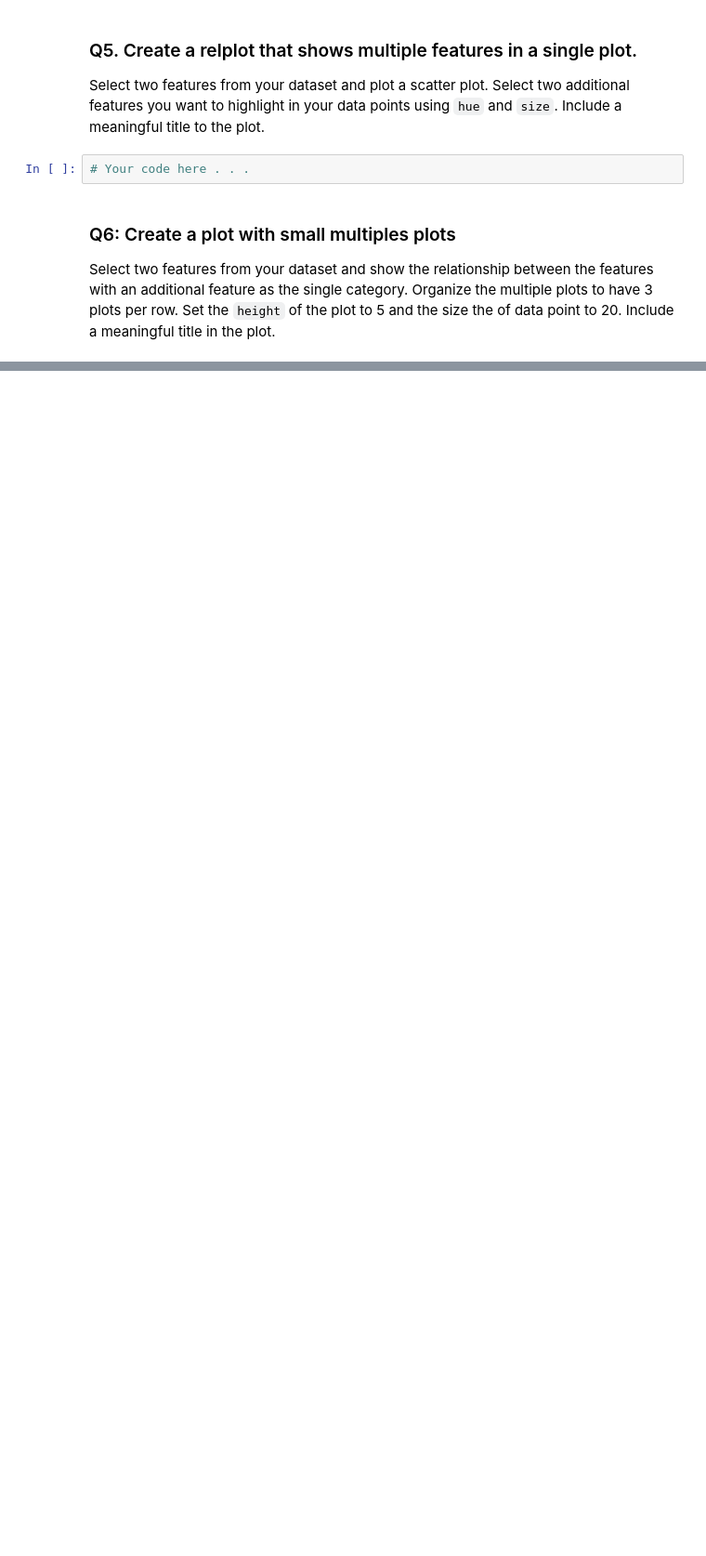
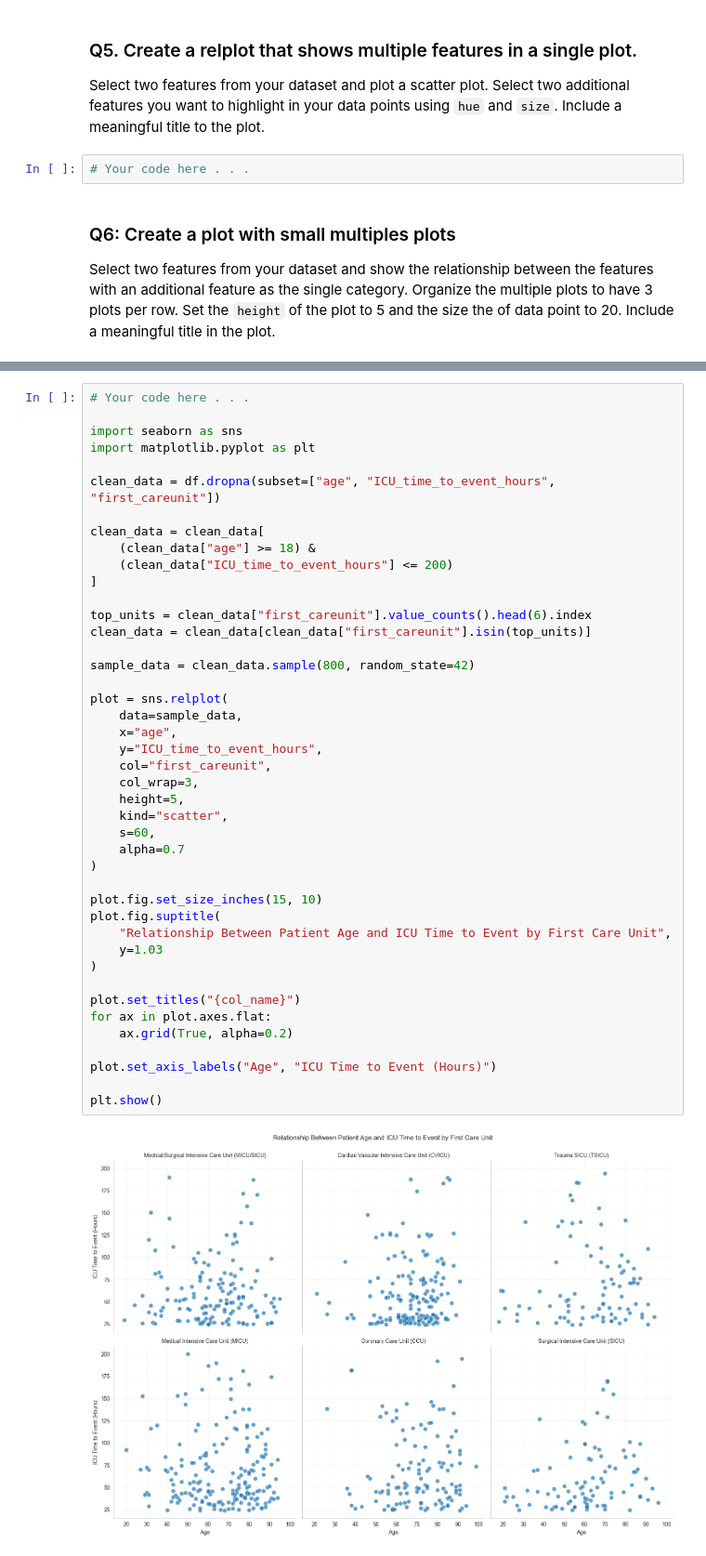
Before and after one commit to CS133-DataVisualization/term-project-team1, a Jupyter notebook: P1_relplot-scatter.ipynb, the cells around one changed output, grey strips where cells are left out. Shown at 93% size. Drawn from its saved outputs; the diff is of its cells as text; blank space fills up the shorter version.

```diff
--- a/P1_relplot-scatter.ipynb
+++ b/P1_relplot-scatter.ipynb
@@ -98,0 +185,45 @@ Select two features from your dataset and show the relationship between the feat
+# %%
+# Your code here . . .
+
+import seaborn as sns
+import matplotlib.pyplot as plt
+
+clean_data = df.dropna(subset=["age", "ICU_time_to_event_hours", "first_careunit"])
+
+clean_data = clean_data[
+    (clean_data["age"] >= 18) &
+    (clean_data["ICU_time_to_event_hours"] <= 200)
+]
+
+top_units = clean_data["first_careunit"].value_counts().head(6).index
+clean_data = clean_data[clean_data["first_careunit"].isin(top_units)]
+
+sample_data = clean_data.sample(800, random_state=42)
+
+plot = sns.relplot(
+    data=sample_data,
+    x="age",
+    y="ICU_time_to_event_hours",
+    col="first_careunit",
+    col_wrap=3,
+    height=5,
+    kind="scatter",
+    s=60,
+    alpha=0.7
+)
+
+plot.fig.set_size_inches(15, 10)
+plot.fig.suptitle(
+    "Relationship Between Patient Age and ICU Time to Event by First Care Unit",
+    y=1.03
+)
+
+plot.set_titles("{col_name}")
+for ax in plot.axes.flat:
+    ax.grid(True, alpha=0.2)
+
+plot.set_axis_labels("Age", "ICU Time to Event (Hours)")
+
+plt.show()
+# %% [output]
+[figure, added]
```
Also changed, not shown: parts of 10 cells of this notebook.
